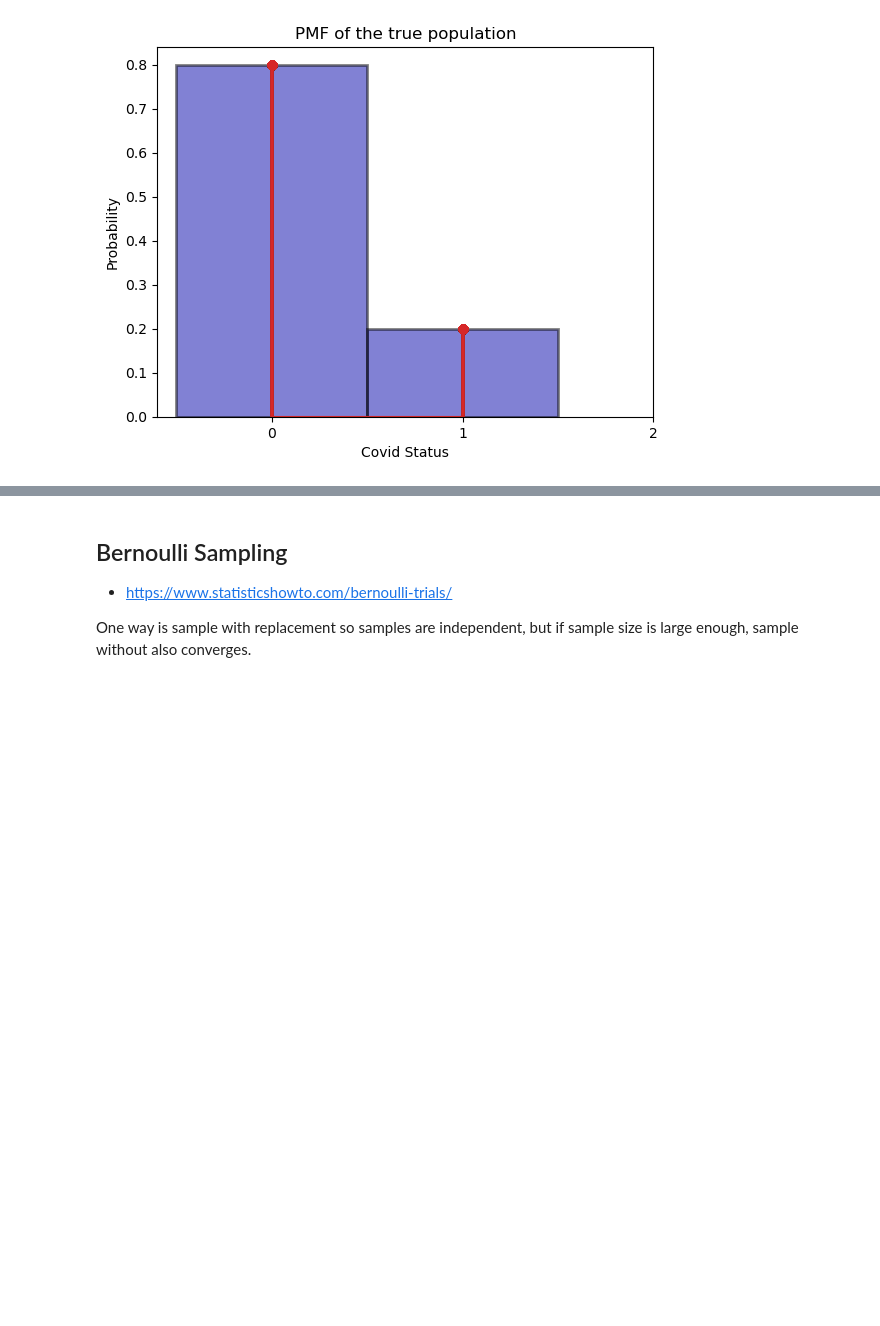
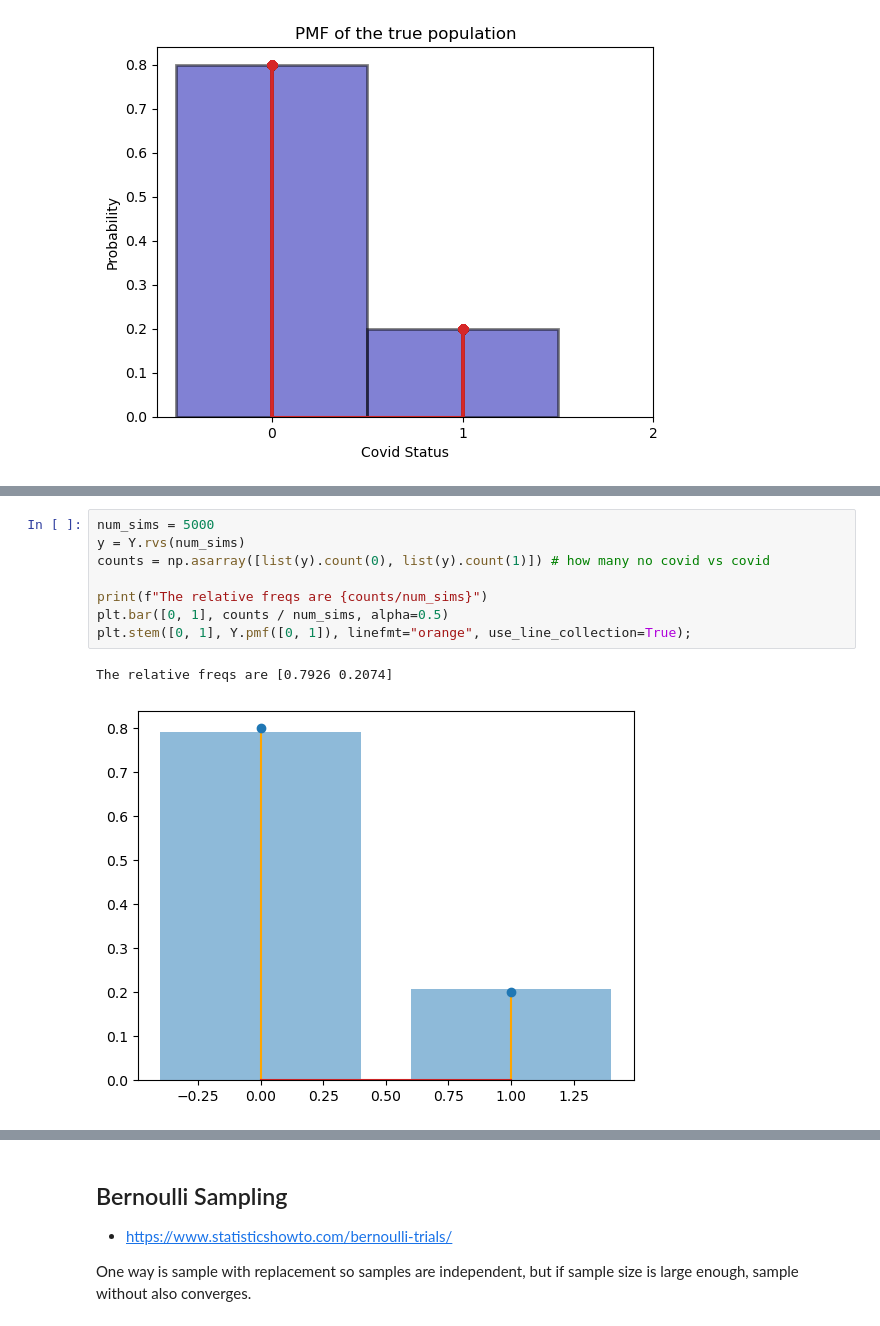
Before and after one commit to tan-wt/gaohn-probability-stats, a Jupyter notebook: content/03_discrete_random_variables/0308_bernoulli_distribution_implementation.ipynb, the cells around one changed output, grey strips where cells are left out. Cells and saved outputs as stored; diff of their text form; blank space fills up the shorter version.

```diff
--- a/content/03_discrete_random_variables/0308_bernoulli_distribution_implementation.ipynb
+++ b/content/03_discrete_random_variables/0308_bernoulli_distribution_implementation.ipynb
@@ -309,0 +319,11 @@ The relative freqs are [0.8022 0.1978]
+# %%
+num_sims = 5000
+y = Y.rvs(num_sims)
+counts = np.asarray([list(y).count(0), list(y).count(1)]) # how many no covid vs covid
+
+print(f"The relative freqs are {counts/num_sims}")
+plt.bar([0, 1], counts / num_sims, alpha=0.5)
+plt.stem([0, 1], Y.pmf([0, 1]), linefmt="orange", use_line_collection=True);
+# %% [output]
+The relative freqs are [0.7926 0.2074]
+[figure, added]
```
Also changed, not shown: parts of 48 cells of this notebook, 7 other files.
